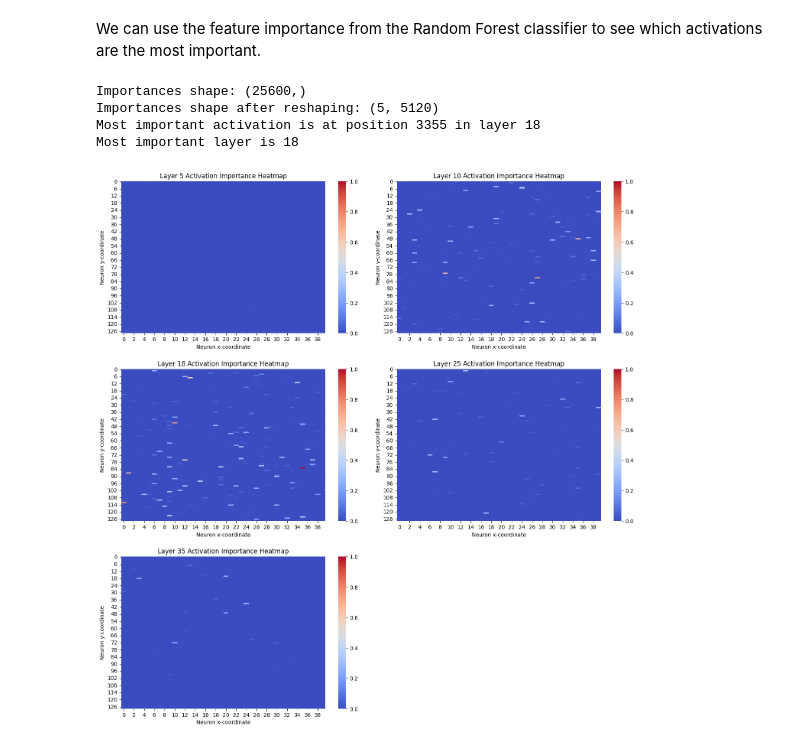
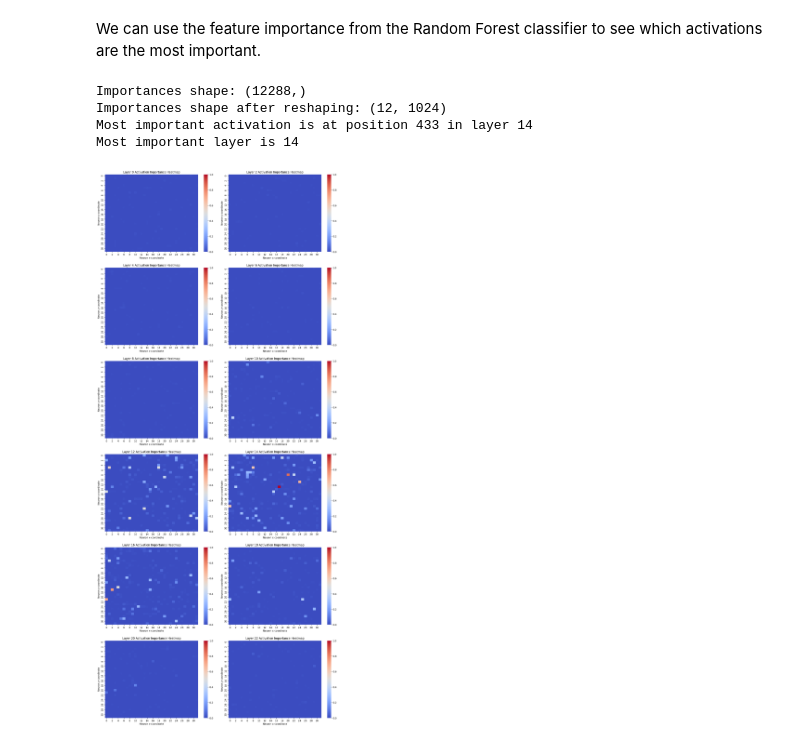
Before and after one commit to LouisCleriot/Latent-truth-detector, a Jupyter notebook: notebooks/classification.ipynb, the cells around one changed output. Cells and saved outputs as stored; diff of their text form; code cells hidden in the pictures.

```diff
--- a/notebooks/classification.ipynb
+++ b/notebooks/classification.ipynb
@@ -232,18 +302,23 @@ Accuracy of LogisticRegression on merged layers activations: 0.64
 # %% [markdown]
 And finally on a dataset that contains statements from several different datasets.
 # %%
+layers = list(range(0, 24))
 datasets = ['cities', 'common_claim_true_false']
-mixed_datasets = load_mixed_data(layers, datasets)
-for i in range(len(mixed_datasets)-1):
-    mixed_datasets[i].drop(mixed_datasets[i].columns[-1], axis=1, inplace=True)
+model = 'Qwen1.5-0.5B'
 
-data = pd.concat(mixed_datasets, axis=1)
-print(f'Data contains {data.shape[1] - 1} activation values from {len(layers)} layers for {data.shape[0]} statements\n')
+merged_data1 = load_merged_data(layers, datasets[0], model)
+merged_data2 = load_merged_data(layers, datasets[1], model)
+
+mixed_merged_data = pd.concat([merged_data1, merged_data2], axis=0)
+# Shuffle
+mixed_merged_data = mixed_merged_data.sample(frac=1).reset_index(drop=True)
+
+x_train, x_test, y_train, y_test = train_test_split(mixed_merged_data.drop(columns=['label', 'dataset']), mixed_merged_data['label'], test_size=0.2)
 
 print(f'Training on {" + ".join(datasets)} dataset, testing on {" + ".join(datasets)}')
-acc = get_accuracy(data, RandomForestClassifier())
+acc = get_accuracy(RandomForestClassifier(), x_train, y_train, x_test, y_test)
 print(f'Accuracy of RandomForestClassifier on merged layers activations: {acc:.2f}')
 
-acc = get_accuracy(data, LogisticRegression(max_iter=1000))
+acc = get_accuracy(LogisticRegression(max_iter=1000), x_train, y_train, x_test, y_test)
 print(f'Accuracy of LogisticRegression on merged layers activations: {acc:.2f}')
 # %% [output]
@@ -258,19 +338,23 @@ Now we know that the classifiers can make accurate predictions using the activat
 # %% [markdown]
 We can use the feature importance from the Random Forest classifier to see which activations are the most important.
 # %%
-layers = [5, 10, 18, 25, 35]
-data = load_merged_data(layers)
+layers = list(range(0, 24, 2))
+dataset = 'cities'
+model = 'Qwen1.5-0.5B'
+
+data = load_merged_data(layers, dataset, model)
 clf = RandomForestClassifier()
 
 # Fit the model on the whole dataset
-_ = get_accuracy(data, clf)
+x_train, x_test, y_train, y_test = train_test_split(data.drop(columns=['label', 'dataset']), data['label'], test_size=0.2)
+_ = get_accuracy(clf, x_train, y_train, x_test, y_test)
 # %%
 importances = clf.feature_importances_
 # Scale the importances between 0 and 1
 importances = importances / importances.max()
 
 print(f'Importances shape: {importances.shape}')
-nb_activations_by_layer = (data.shape[1] - 1) // len(layers)
+nb_activations_by_layer = (data.shape[1] - 2) // len(layers)
 importances = importances.reshape(len(layers), nb_activations_by_layer)
 print(f'Importances shape after reshaping: {importances.shape}')
 
@@ -281,18 +365,18 @@ importances_sums = importances.sum(axis=1)
 most_important_layer = importances_sums.argmax()
 print(f'Most important layer is {layers[most_important_layer]}')
 # %% [output]
-Importances shape: (25600,)
-Importances shape after reshaping: (5, 5120)
-Most important activation is at position 3355 in layer 18
-Most important layer is 18
+Importances shape: (12288,)
+Importances shape after reshaping: (12, 1024)
+Most important activation is at position 433 in layer 14
+Most important layer is 14
 # %%
 import numpy as np
 import seaborn as sns
 import math
 
 
-def plot_heatmaps(importances, layers):
-    original_shape = (128, 40)
+def plot_heatmaps(importances, layers, shape):
+    original_shape = shape
     importances_reshaped = []
     for i in range(len(importances)):
         importances_reshaped.append(np.array(importances[i]).reshape(original_shape))
@@ -300,7 +384,7 @@ def plot_heatmaps(importances, layers):
     ncols = 2
     nrows = math.ceil(len(importances) / ncols)
 
-    fig, axs = plt.subplots(nrows, ncols, figsize=(15, 15))
+    fig, axs = plt.subplots(nrows, ncols, figsize=(15, 5.5 * nrows))
     for i, ax in enumerate(axs.flat):
         if i < len(importances):
             ax = sns.heatmap(importances_reshaped[i], cmap='coolwarm', square=False, vmin=0, vmax=1, ax=ax)
@@ -312,7 +396,8 @@ def plot_heatmaps(importances, layers):
 
     plt.tight_layout(pad=2.0)
     plt.show()
-# %%
-plot_heatmaps(importances, layers)
-# %% [output]
-[figure, removed]
+# %%
+shape = (32, 32)
+plot_heatmaps(importances, layers, shape)
+# %% [output]
+[figure, added]
```
Also changed, not shown: parts of 15 cells of this notebook.
